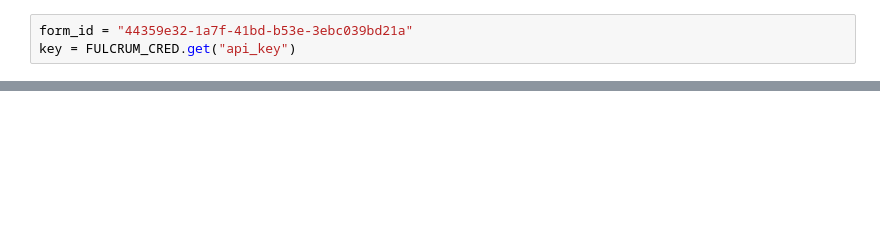
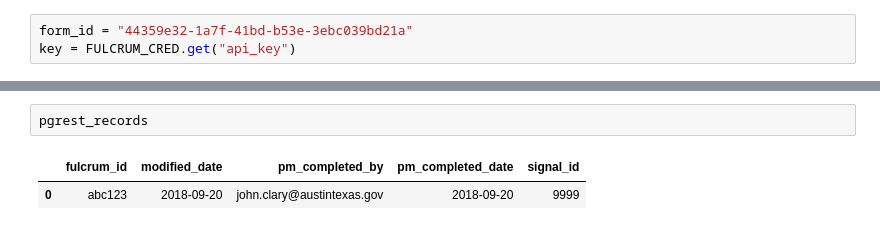
Before and after one commit to cityofaustin/atd-fulcrum-knack, a Jupyter notebook: full_knack_draft.ipynb, the cells around one changed output, grey strips where cells are left out. Cells and saved outputs as stored; diff of their text form; blank space fills up the shorter version.

```diff
--- a/full_knack_draft.ipynb
+++ b/full_knack_draft.ipynb
@@ -127,0 +264,5 @@ list
+# %%
+pgrest_records
+# %% [output]
+|  | fulcrum_id | modified_date | pm_completed_by | pm_completed_date | signal_id |
+| 0 | abc123 | 2018-09-20 | john.clary@austintexas.gov | 2018-09-20 | 9999 |
```
Also changed, not shown: parts of 27 cells of this notebook, 3 other files.
